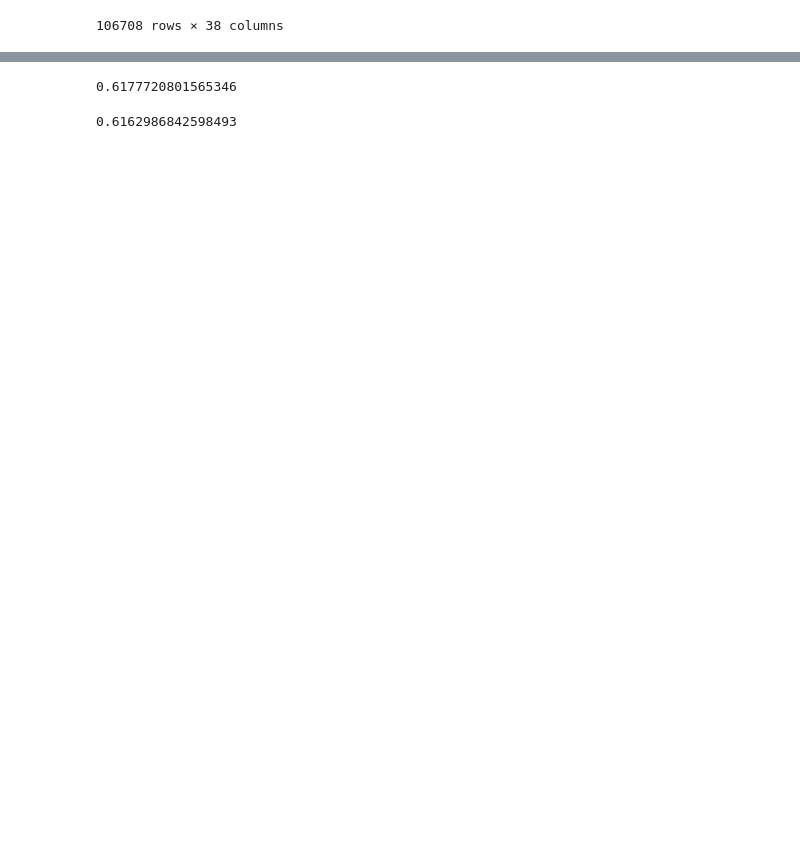
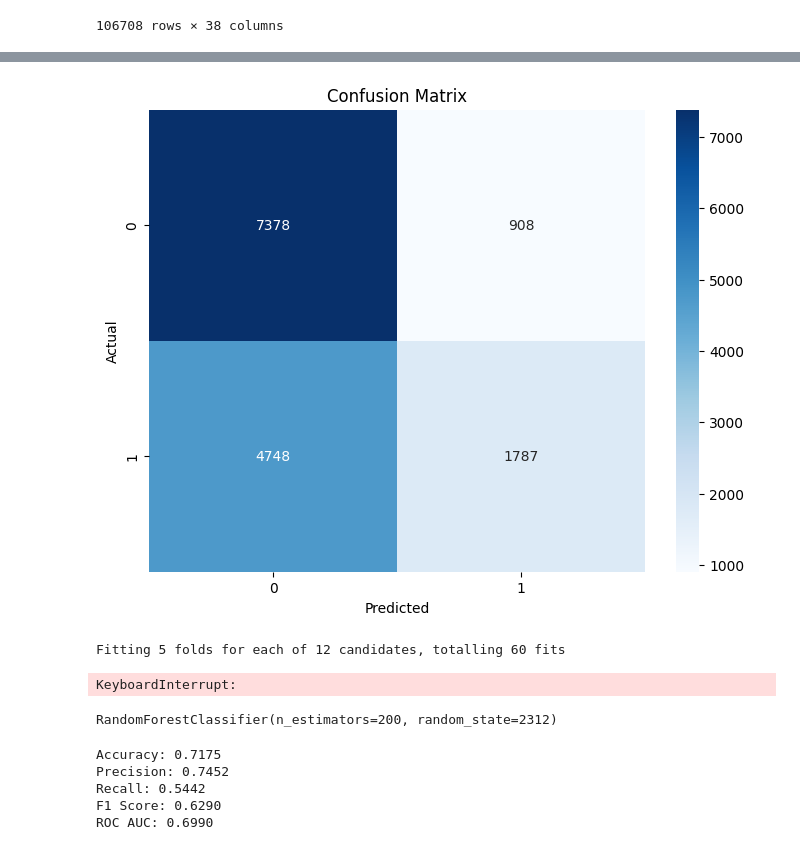
Before and after one commit to BigBabik/Shotpred, a Jupyter notebook: notebooks/dataworks.ipynb, the cells around one changed output, grey strips where cells are left out. Cells and saved outputs as stored; diff of their text form; code cells hidden in the pictures; blank space fills up the shorter version.

```diff
--- a/notebooks/dataworks.ipynb
+++ b/notebooks/dataworks.ipynb
@@ -371,0 +578,29 @@ y_val_pred = logistic_model.predict(X_val)
+# %%
+
+# Plot confusion matrix
+conf_matrix = confusion_matrix(y_test, svm_test_pred)
+plt.figure(figsize=(8, 6))
+sns.heatmap(conf_matrix, annot=True, fmt='d', cmap='Blues')
+plt.xlabel('Predicted')
+plt.ylabel('Actual')
+plt.title('Confusion Matrix')
+plt.show()
+# %% [output]
+[figure, added]
+# %%
+from sklearn.model_selection import GridSearchCV
+
+# Define the parameter grid
+param_grid = [
+  {'C': [1, 10, 100, 1000], 'kernel': ['linear']},
+  {'C': [1, 10, 100, 1000], 'gamma': [0.001, 0.0001], 'kernel': ['rbf']},
+ ]
+
+# Initialize the GridSearchCV object
+grid_search = GridSearchCV(svm_model, param_grid, refit=True, verbose=2, cv=5, n_jobs=-1)
+
+# Fit the grid search to the data
+# COMMENTED OUT - grid_search.fit(X_train, y_train)
+# %% [output]
+Fitting 5 folds for each of 12 candidates, totalling 60 fits
+KeyboardInterrupt:
@@ -372 +619,5 @@ y_val_pred = logistic_model.predict(X_val)
+# %%
+random_forest_model.fit(X_train, y_train)
+# %% [output]
+RandomForestClassifier(n_estimators=200, random_state=2312)
 # %%
@@ -376,9 +625,20 @@ test_pred = logistic_model.predict(X_test)
-# %%
-accuracy_score(y_test, test_pred)
-# %% [output]
-0.6177720801565346
-# %%
-accuracy_score(y_val, y_val_pred)
-# %% [output]
-0.6162986842598493
+# %%
+accuracy = accuracy_score(y_val, val_rf_pred)
+precision = precision_score(y_val, val_rf_pred)
+recall = recall_score(y_val, val_rf_pred)
+f1 = f1_score(y_val, val_rf_pred)
+roc_auc = roc_auc_score(y_val, val_rf_pred)
+
+# Print metrics
+print(f"Accuracy: {accuracy:.4f}")
+print(f"Precision: {precision:.4f}")
+print(f"Recall: {recall:.4f}")
+print(f"F1 Score: {f1:.4f}")
+print(f"ROC AUC: {roc_auc:.4f}")
+# %% [output]
+Accuracy: 0.7175
+Precision: 0.7452
+Recall: 0.5442
+F1 Score: 0.6290
+ROC AUC: 0.6990
 # %%
```
Also changed, not shown: parts of 34 cells of this notebook, 1 other file.
